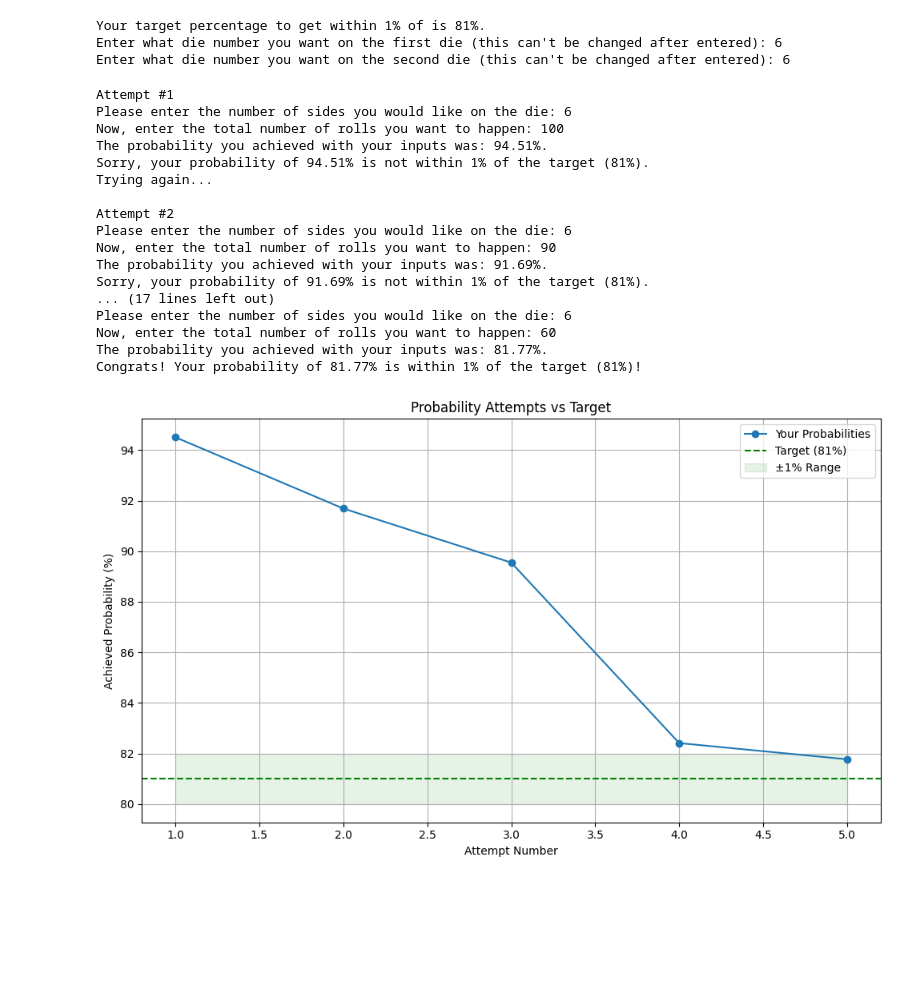
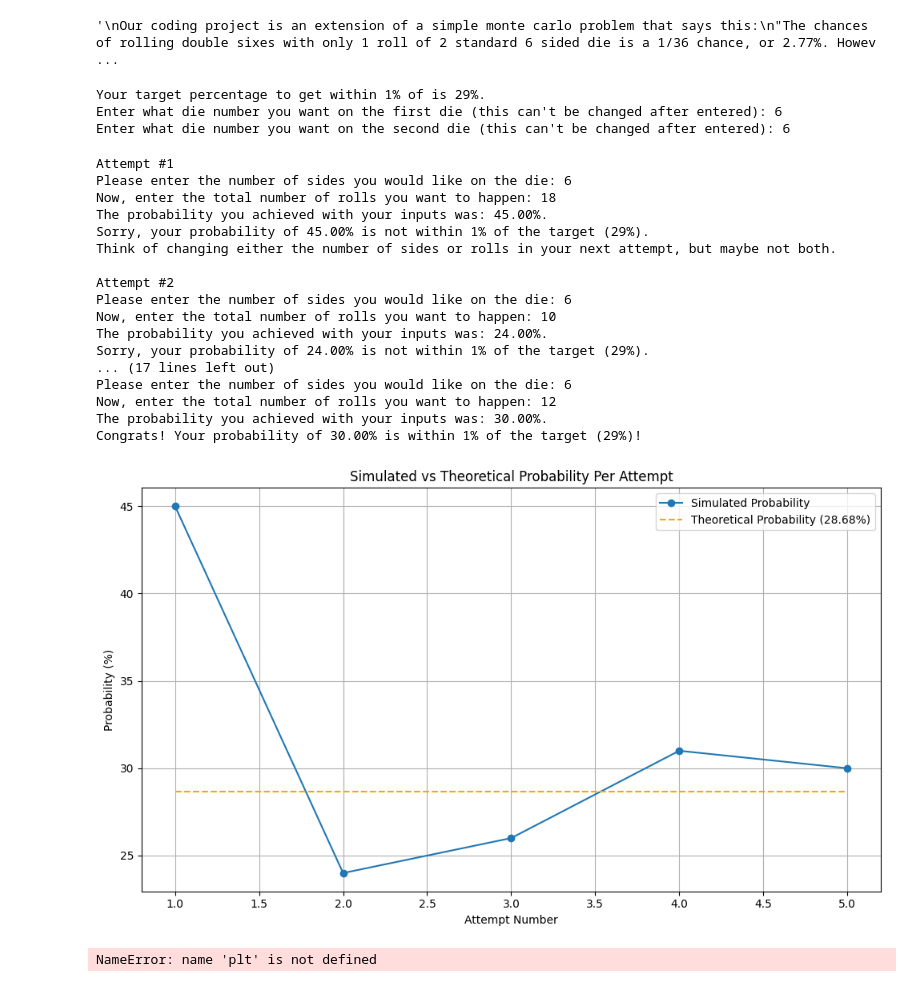
Before and after one commit to byrneap23/FinalProject, a Jupyter notebook: FinalProject.ipynb, the cells around one changed output. Drawn from its saved outputs; the diff is of its cells as text; code cells hidden in the pictures; blank space fills up the shorter version.

Commit message:
Ethan's Project

```diff
--- a/FinalProject.ipynb
+++ b/FinalProject.ipynb
@@ -1,2 +1,11 @@
 # %% [markdown]
 <a href="https://colab.research.google.com/github/byrneap23/FinalProject/blob/main/FinalProject.ipynb" target="_parent"><img src="https://colab.research.google.com/assets/colab-badge.svg" alt="Open In Colab"/></a>
+# %%
+'''
+Our coding project is an extension of a simple monte carlo problem that says this:
+"The chances of rolling double sixes using 2 standard 6 sided die is a 1/36 chance, or 2.77%. However, if you roll these 2 dice 24 times, the chances of rolling
+double sixes goes up to 49.1%. A monte carlo simulation can help approximate this and multiple changes can be made to the game including the number of sides
+on the die and the number of rolls in one trial."
+'''
+# %% [output]
+'\nOur coding project is an extension of a simple monte carlo problem that says this:\n"The chances of rolling double sixes with only 1 roll of 2 standard 6 sided die is a 1/36 chance, or 2.77%. Howev ...
@@ -14,9 +37,9 @@ d1_value = int(input("Enter what die number you want on the first die (this can'
 d2_value = int(input("Enter what die number you want on the second die (this can't be changed after entered): "))
 
 # Fixed number of Monte Carlo trials
-numTrials = 10000
+numTrials = 100
 # %% [output]
-Your target percentage to get within 1% of is 81%.
+Your target percentage to get within 1% of is 29%.
 Enter what die number you want on the first die (this can't be changed after entered): 6
 Enter what die number you want on the second die (this can't be changed after entered): 6
 # %%
@@ -38,45 +61,62 @@ def MonteProb(rolls, d1_value, d2_value, sides):
     return prob
 
 # Track attempt number and probabilities
 attempt = 1
 prob_history = []
 
 # Loop until success
 while True:
     print(f"\nAttempt #{attempt}")
-    sides = int(input("Please enter the number of sides you would like on the die: "))
+    sides = int(input("Please enter the number of sides you would like on the die (must be >= value): "))
     rolls = int(input("Now, enter the total number of rolls you want to happen: "))
 
     prob = MonteProb(rolls, d1_value, d2_value, sides)
     prob_history.append(prob)
 
     print(f"The probability you achieved with your inputs was: {prob:.2f}%.")
 
     if abs(prob - target) <= 1:
         print(f"Congrats! Your probability of {prob:.2f}% is within 1% of the target ({target}%)!")
         break
     else:
         print(f"Sorry, your probability of {prob:.2f}% is not within 1% of the target ({target}%).")
-        print("Trying again...")
+        print("Think of changing either the number of sides or rolls in your next attempt, but maybe not both.")
         attempt += 1
+
+# Line graph showing simulated probability vs expected probability
+actual_prob_per_trial = (1 - (1 - (1 / sides**2)) ** rolls) * 100
+actual_probs = [actual_prob_per_trial] * attempt  # flat line for comparison
+
+plt.figure(figsize=(10, 6))
+plt.plot(range(1, attempt + 1), prob_history, marker='o', label="Simulated Probability")
+plt.plot(range(1, attempt + 1), actual_probs, linestyle='--', color='orange', label=f"Theoretical Probability ({actual_prob_per_trial:.2f}%)")
+
+plt.title("Simulated vs Theoretical Probability Per Attempt")
+plt.xlabel("Attempt Number")
+plt.ylabel("Probability (%)")
+plt.legend()
+plt.grid(True)
+plt.tight_layout()
+plt.show()
 # %% [output]
 Attempt #1
 Please enter the number of sides you would like on the die: 6
-Now, enter the total number of rolls you want to happen: 100
-The probability you achieved with your inputs was: 94.51%.
-Sorry, your probability of 94.51% is not within 1% of the target (81%).
-Trying again...
+Now, enter the total number of rolls you want to happen: 18
+The probability you achieved with your inputs was: 45.00%.
+Sorry, your probability of 45.00% is not within 1% of the target (29%).
+Think of changing either the number of sides or rolls in your next attempt, but maybe not both.
 
 Attempt #2
 Please enter the number of sides you would like on the die: 6
-Now, enter the total number of rolls you want to happen: 90
-The probability you achieved with your inputs was: 91.69%.
-Sorry, your probability of 91.69% is not within 1% of the target (81%).
+Now, enter the total number of rolls you want to happen: 10
+The probability you achieved with your inputs was: 24.00%.
+Sorry, your probability of 24.00% is not within 1% of the target (29%).
 ... (17 lines left out)
 Please enter the number of sides you would like on the die: 6
-Now, enter the total number of rolls you want to happen: 60
-The probability you achieved with your inputs was: 81.77%.
-Congrats! Your probability of 81.77% is within 1% of the target (81%)!
+Now, enter the total number of rolls you want to happen: 12
+The probability you achieved with your inputs was: 30.00%.
+Congrats! Your probability of 30.00% is within 1% of the target (29%)!
+[figure, added]
 # %%
 # Line graph for plotting probabilities until success
 plt.figure(figsize=(10, 6))
@@ -92,4 +132,4 @@ plt.grid(True)
 plt.tight_layout()
 plt.show()
 # %% [output]
-[figure, removed]
+NameError: name 'plt' is not defined
```
Also changed, not shown: parts of 1 cell of this notebook.
